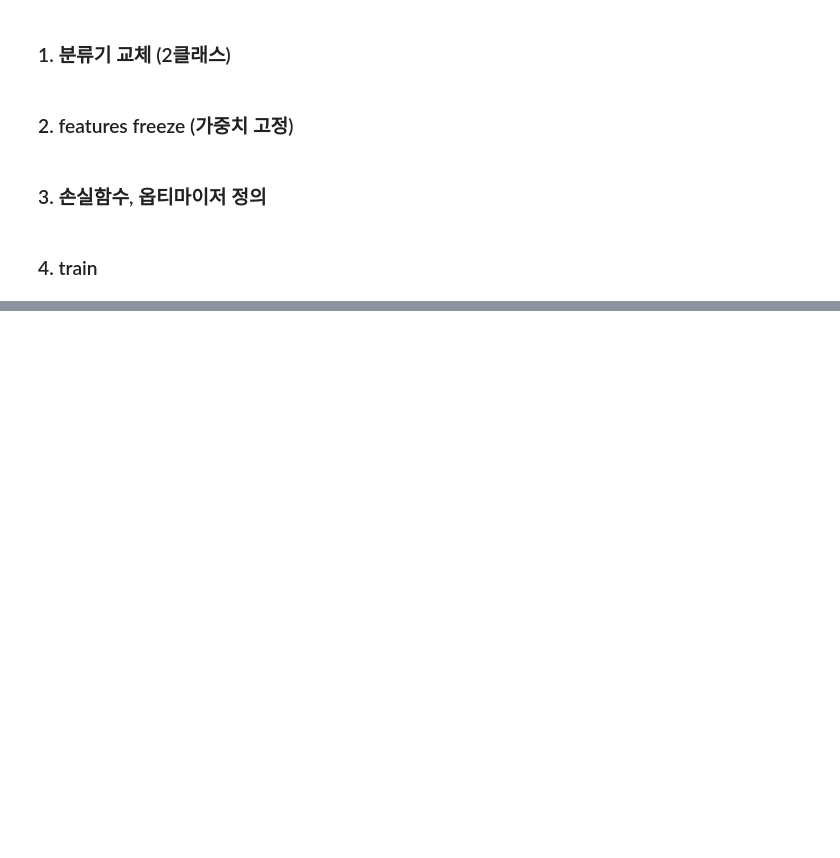
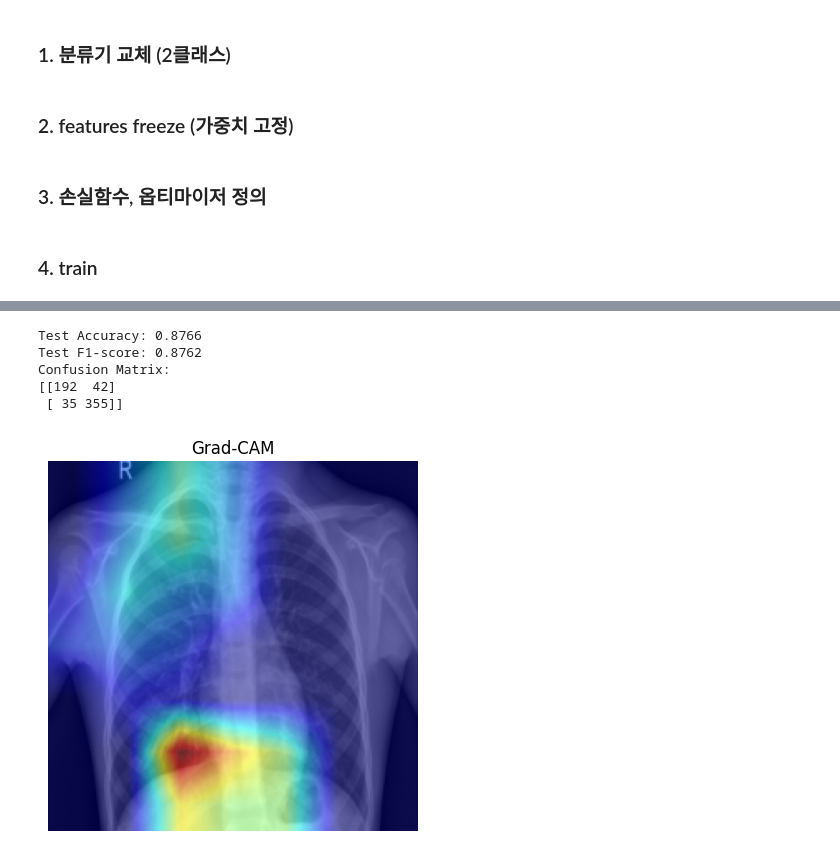
Before and after one commit to LEEYH205/ai_study_mission, a Jupyter notebook: mission6/06_1팀_이영호.ipynb, the cells around one changed output, grey strips where cells are left out. Cells and saved outputs as stored; diff of their text form; code cells hidden in the pictures; blank space fills up the shorter version.

```diff
--- a/mission6/06_1팀_이영호.ipynb
+++ b/mission6/06_1팀_이영호.ipynb
@@ -317,0 +548,5 @@ plt.show()
+# %%
+# 데이터셋 로드
+train_dataset_v2 = datasets.ImageFolder(train_dir, transform=data_transforms_v2['train'])
+val_dataset_v2 = datasets.ImageFolder(val_dir, transform=data_transforms_v2['val'])
+test_dataset_v2 = datasets.ImageFolder(test_dir, transform=data_transforms_v2['test'])
@@ -317,0 +593,2 @@ plt.show()
+# %%
+pretrained_model_v2 = models.resnet18(weights='ResNet18_Weights.IMAGENET1K_V1')
@@ -317,0 +703,5 @@ plt.show()
+# %%
+pretrained_model_v2_finetunebest_load = pretrained_model_v2.to(device)
+pretrained_model_v2_finetunebest_load.load_state_dict(torch.load('pth/resnet18_freeze_CrossEntropyLoss_20250626_122652_best_epoch008_val0.209221_acc0.9375_f10.9373.pth', map_location=device))
+pretrained_model_v2_finetunebest_load.to(device)
+pretrained_model_v2_finetunebest_load.eval()
@@ -317,0 +726,55 @@ plt.show()
+# %%
+all_preds = []
+all_labels = []
+
+with torch.no_grad():
+    for X, y in test_loader_v2:
+        X, y = X.to(device), y.to(device)
+        outputs = pretrained_model_v2_finetunebest_load(X)
+        _, preds = torch.max(outputs, 1)
+        all_preds.extend(preds.cpu().numpy())
+        all_labels.extend(y.cpu().numpy())
+
+# 3. 지표 계산
+acc = accuracy_score(all_labels, all_preds)
+f1 = f1_score(all_labels, all_preds, average='weighted')
+cm = confusion_matrix(all_labels, all_preds)
+
+print(f"Test Accuracy: {acc:.4f}")
+print(f"Test F1-score: {f1:.4f}")
+print("Confusion Matrix:")
+print(cm)
+# %% [output]
+Test Accuracy: 0.8766
+Test F1-score: 0.8762
+Confusion Matrix:
+[[192  42]
+ [ 35 355]]
+# %%
+# 1. 모델 준비 (이미 학습된 모델 불러오기)
+pretrained_model_v2_finetunebest_load.eval()
+
+# 2. Grad-CAM 객체 생성 (마지막 conv layer 지정)
+target_layer = pretrained_model_v2_finetunebest_load.layer4[-1]  # ResNet18의 마지막 conv block
+cam = GradCAM(model=pretrained_model_v2_finetunebest_load, target_layers=[target_layer])
+
+# 3. 테스트 이미지 1장 불러오기
+img_tensor, label = test_dataset_v2[0]  # (C, H, W), torch.Tensor
+input_tensor = img_tensor.unsqueeze(0).to(device)  # 배치 차원 추가
+
+# 4. CAM 생성
+grayscale_cam = cam(input_tensor=input_tensor)[0]  # (H, W), numpy
+
+# 5. 원본 이미지로 변환
+img_np = img_tensor.permute(1, 2, 0).cpu().numpy()  # (H, W, C)
+img_np = (img_np - img_np.min()) / (img_np.max() - img_np.min())  # 0~1 정규화
+
+# 6. CAM 시각화
+visualization = show_cam_on_image(img_np, grayscale_cam, use_rgb=True)
+
+plt.imshow(visualization)
+plt.title('Grad-CAM')
+plt.axis('off')
+plt.show()
+# %% [output]
+[figure, added]
```
Also changed, not shown: parts of 72 cells of this notebook, 57 other files.
